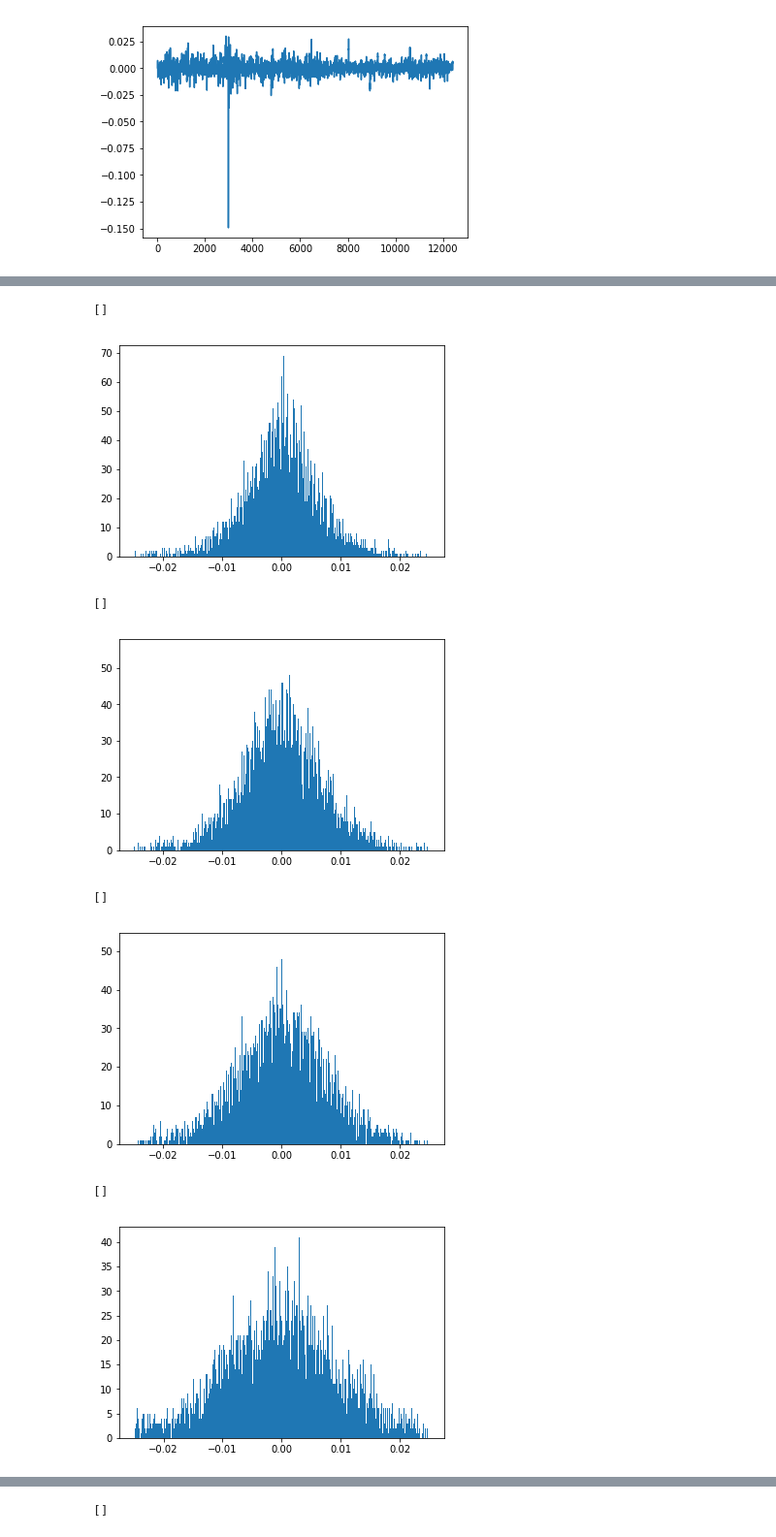
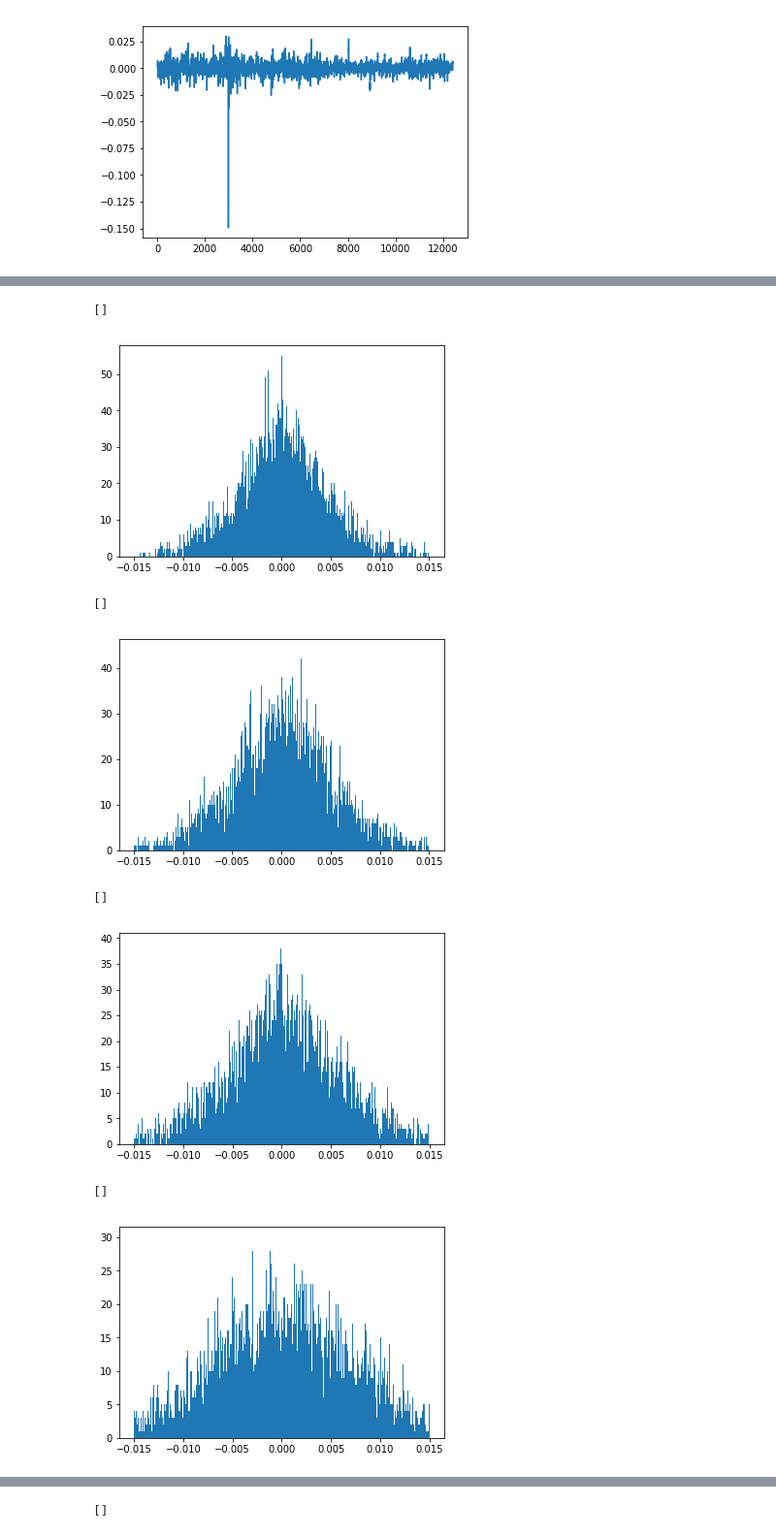
Before and after one commit to dmbernaal/Omega_Dev, a Jupyter notebook: Model_Z/2_Data_Analysis.ipynb, the cells around one changed output, grey strips where cells are left out. Shown at 97% size. Drawn from its saved outputs; the diff is of its cells as text; code cells hidden in the pictures.

```diff
--- a/Model_Z/2_Data_Analysis.ipynb
+++ b/Model_Z/2_Data_Analysis.ipynb
@@ -56,4 +56,6 @@ changes_df.head()
 5 rows × 48 columns
+# %%
+changes_df = pd.concat([df, changes_df], axis=1)
 # %%
 # Let's check our data
 summary = changes_df.describe()
@@ -161,24 +163,24 @@ plt.plot()
 # %%
-plt.hist(changes_df[20], bins=1000, range=(-0.025, 0.025))
+plt.hist(changes_df[20], bins=1000, range=(-0.015, 0.015))
 plt.plot()
 # %% [output]
 []
-[figure, old version]
+[figure, new version]
 # %%
-plt.hist(changes_df[24], bins=1000, range=(-0.025, 0.025))
+plt.hist(changes_df[24], bins=1000, range=(-0.015, 0.015))
 plt.plot()
 # %% [output]
 []
-[figure, old version]
+[figure, new version]
 # %%
-plt.hist(changes_df[30], bins=1000, range=(-0.025, 0.025))
+plt.hist(changes_df[30], bins=1000, range=(-0.015, 0.015))
 plt.plot()
 # %% [output]
 []
-[figure, old version]
+[figure, new version]
 # %%
-plt.hist(changes_df[48], bins=1000, range=(-0.025, 0.025))
+plt.hist(changes_df[48], bins=1000, range=(-0.015, 0.015))
 plt.plot()
 # %% [output]
 []
-[figure, old version]
+[figure, new version]
```
Also changed, not shown: parts of 17 cells of this notebook, 4 other files.
